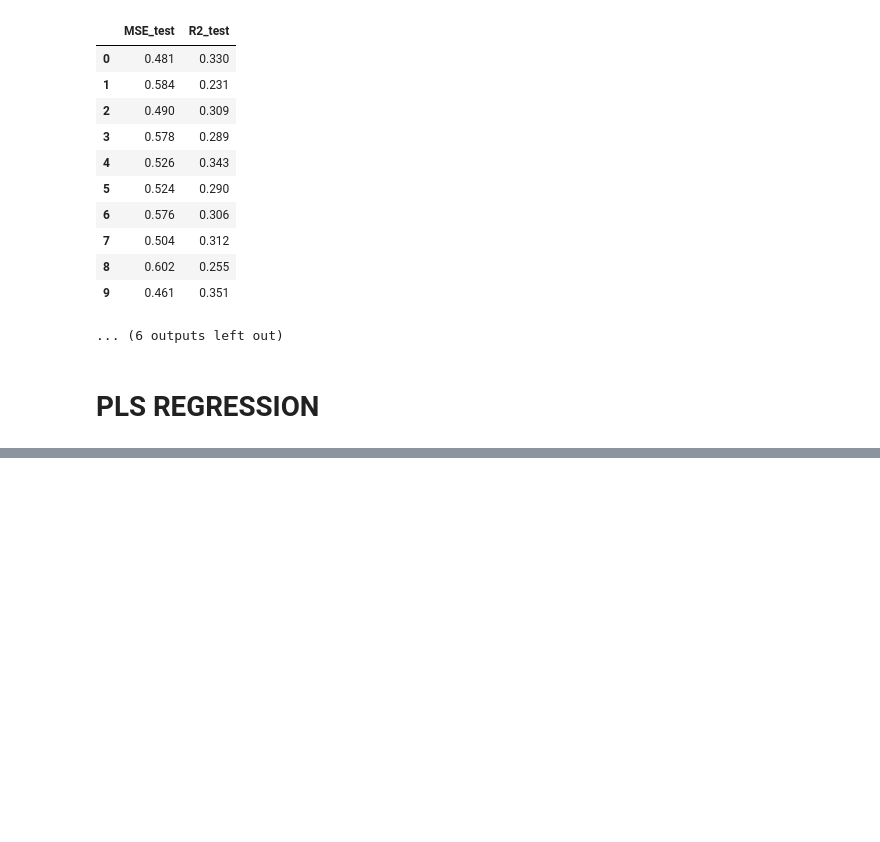
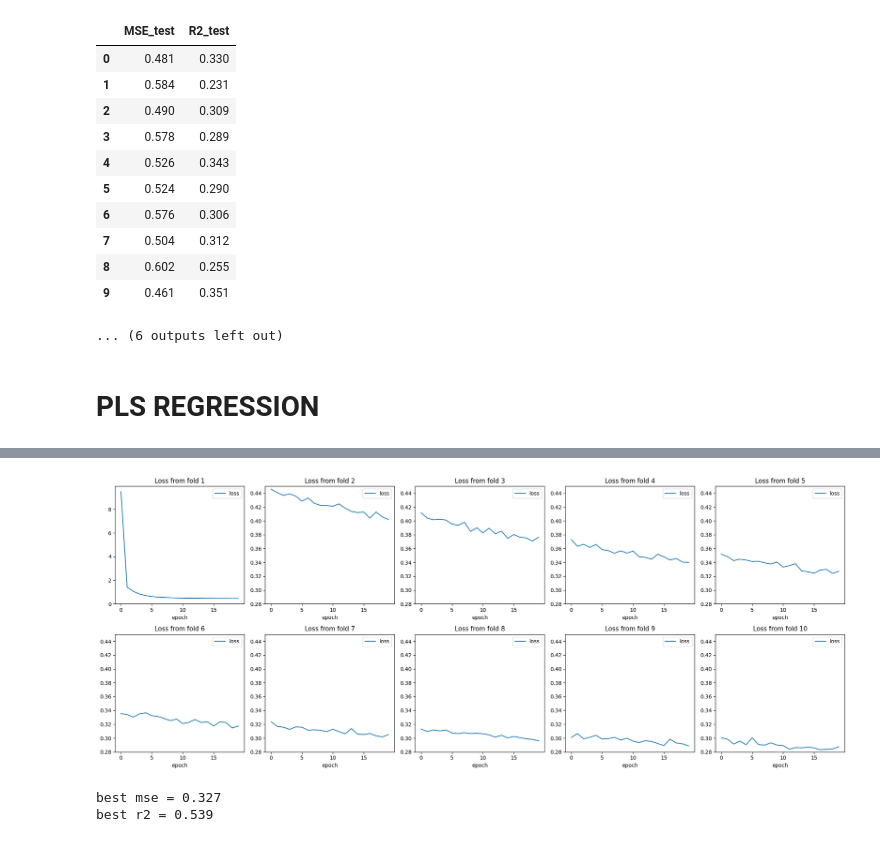
Before and after one commit to pauloricms12/ICA_HM2, a Jupyter notebook: hm2.ipynb, the cells around one changed output, grey strips where cells are left out. Cells and saved outputs as stored; diff of their text form; code cells hidden in the pictures; blank space fills up the shorter version.

```diff
--- a/hm2.ipynb
+++ b/hm2.ipynb
@@ -666,0 +685,10 @@ display(styled_df_k10)
+# %%
+model = keras.Sequential([
+    keras.Input(shape=(X_train.shape[1],)),
+    layers.Dense(64, activation='relu'),
+    layers.Dense(32, activation='relu'),
+    layers.Dense(1)
+])
+
+model.summary()
+model.compile(optimizer='adam', loss='mse')
@@ -666,0 +715,2 @@ display(styled_df_k10)
+# %%
+history = model.fit(X_train_scaled, y_train, epochs=30, batch_size=8, verbose=1)
@@ -666,0 +743,8 @@ display(styled_df_k10)
+# %%
+y_pred = model.predict(X_test_scaled)
+
+r2 = r2_score(y_test, y_pred)
+mse = mean_squared_error(y_test, y_pred)
+
+print(f"R^2 Score: {r2:.3f}")
+print(f"MSE: {mse:.3f}")
@@ -666,0 +813,21 @@ display(styled_df_k10)
+# %%
+fig, axs = plt.subplots(2, 5, figsize=(20, 8))
+axs = axs.flatten()
+for i, history in enumerate(historys):
+    axs[i].plot(history.history['loss'], label='loss')
+    if i>0:
+        axs[i].set_ylim(0.28, 0.45)
+    axs[i].set_title(f'Loss from fold {i+1}')
+    axs[i].legend()
+    axs[i].set_xlabel('epoch')
+plt.tight_layout()
+# %% [output]
+[figure, added]
+# %%
+best_mse = np.min(mse_test_list)
+best_r2 = r2_test_list[np.argmin(mse_test_list)]
+print(f"best mse = {best_mse:.3f}")
+print(f"best r2 = {best_r2:.3f}")
+# %% [output]
+best mse = 0.327
+best r2 = 0.539
```
Also changed, not shown: parts of 18 cells of this notebook, 2 other files.
